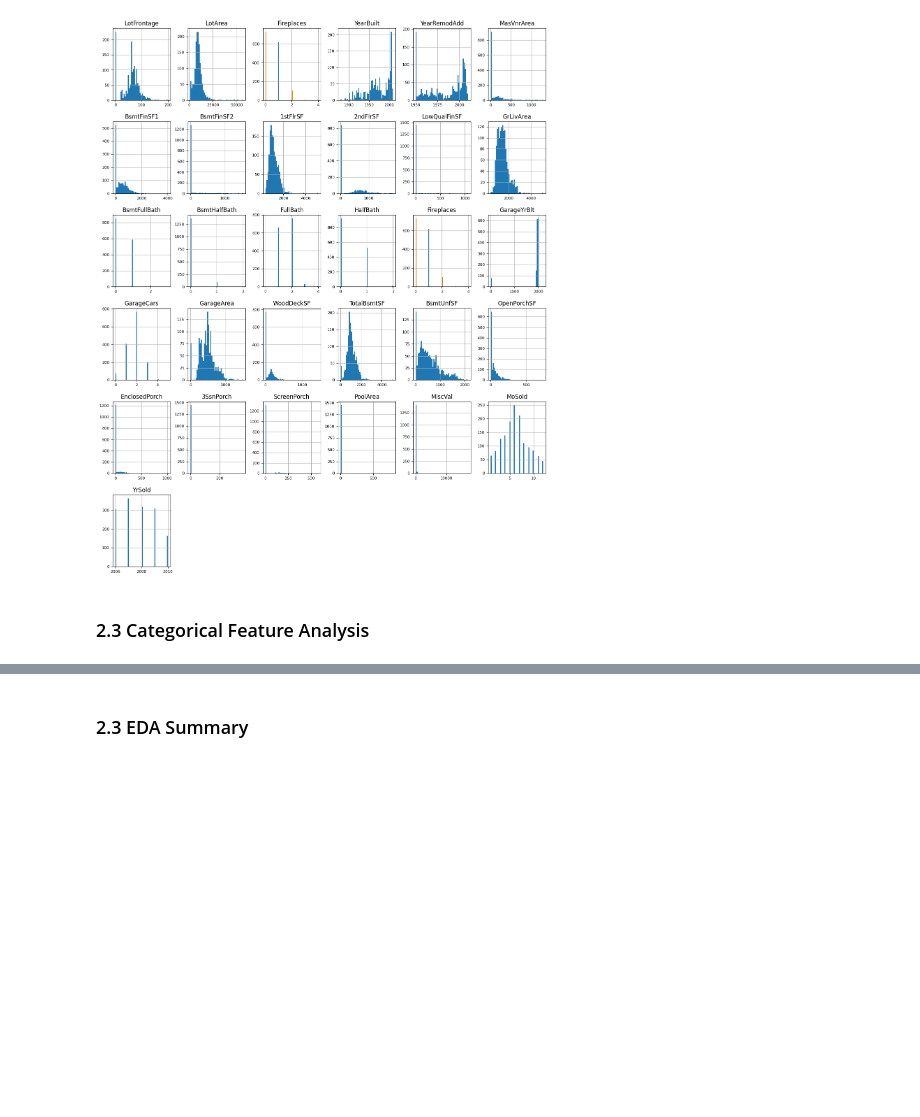
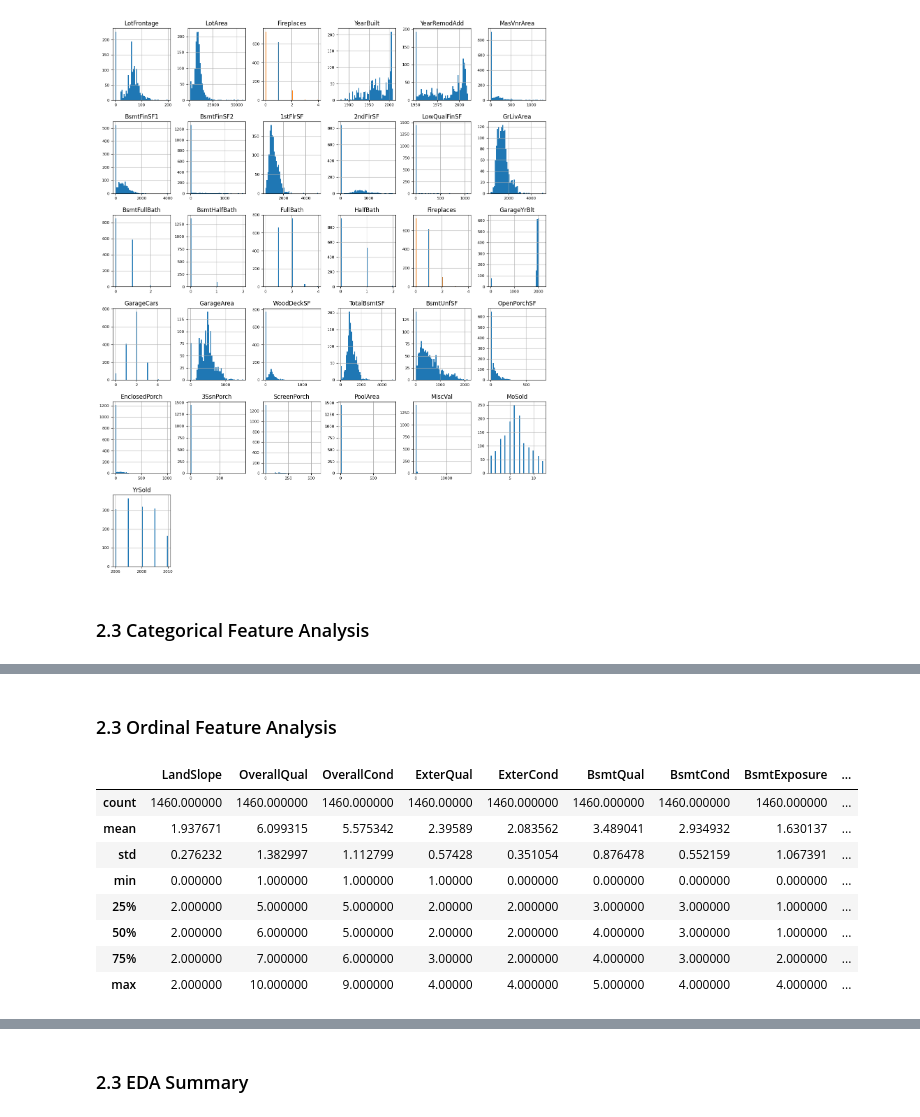
Before and after one commit to Mark-Barbaric/Kaggle, a Jupyter notebook: housing/housing_workbook_v1.ipynb, the cells around one changed output, grey strips where cells are left out. Saved outputs shown, nothing was run; the diff lists cells and outputs as text; code cells hidden in the pictures; blank space fills up the shorter version.

```diff
--- a/housing/housing_workbook_v1.ipynb
+++ b/housing/housing_workbook_v1.ipynb
@@ -530,0 +414,14 @@ for title in train_categorical_counts.keys():
+# %% [markdown]
+### 2.3 Ordinal Feature Analysis
+# %%
+train_df[ORDINAL_COLS].describe()
+# %% [output]
+|  | LandSlope | OverallQual | OverallCond | ExterQual | ExterCond | BsmtQual | BsmtCond | BsmtExposure | ... |
+| count | 1460.000000 | 1460.000000 | 1460.000000 | 1460.00000 | 1460.000000 | 1460.000000 | 1460.000000 | 1460.000000 | ... |
+| mean | 1.937671 | 6.099315 | 5.575342 | 2.39589 | 2.083562 | 3.489041 | 2.934932 | 1.630137 | ... |
+| std | 0.276232 | 1.382997 | 1.112799 | 0.57428 | 0.351054 | 0.876478 | 0.552159 | 1.067391 | ... |
+| min | 0.000000 | 1.000000 | 1.000000 | 1.00000 | 0.000000 | 0.000000 | 0.000000 | 0.000000 | ... |
+| 25% | 2.000000 | 5.000000 | 5.000000 | 2.00000 | 2.000000 | 3.000000 | 3.000000 | 1.000000 | ... |
+| 50% | 2.000000 | 6.000000 | 5.000000 | 2.00000 | 2.000000 | 4.000000 | 3.000000 | 1.000000 | ... |
+| 75% | 2.000000 | 7.000000 | 6.000000 | 3.00000 | 2.000000 | 4.000000 | 3.000000 | 2.000000 | ... |
+| max | 2.000000 | 10.000000 | 9.000000 | 4.00000 | 4.000000 | 5.000000 | 4.000000 | 4.000000 | ... |
```
Also changed, not shown: parts of 17 cells of this notebook, 3 other files.
